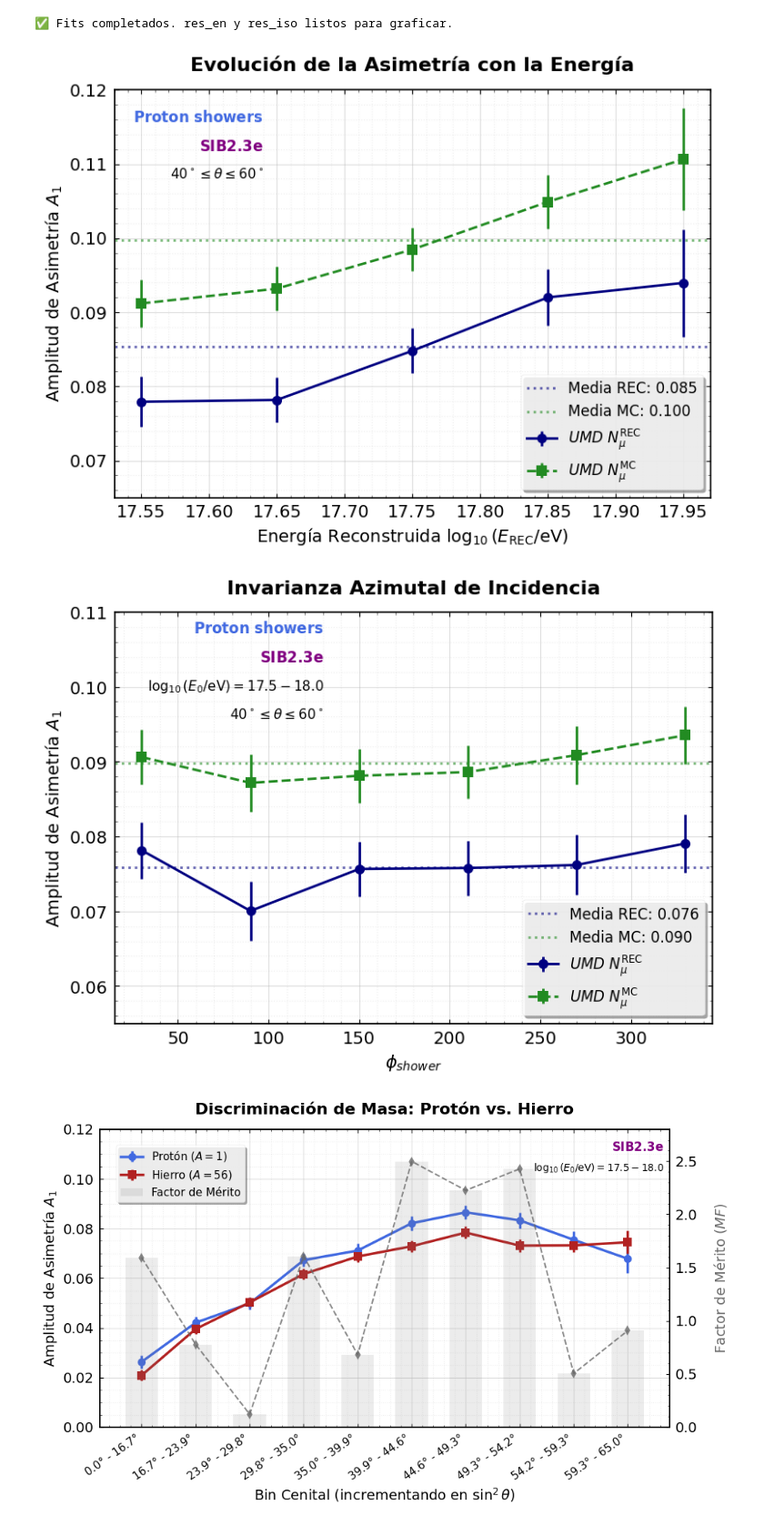
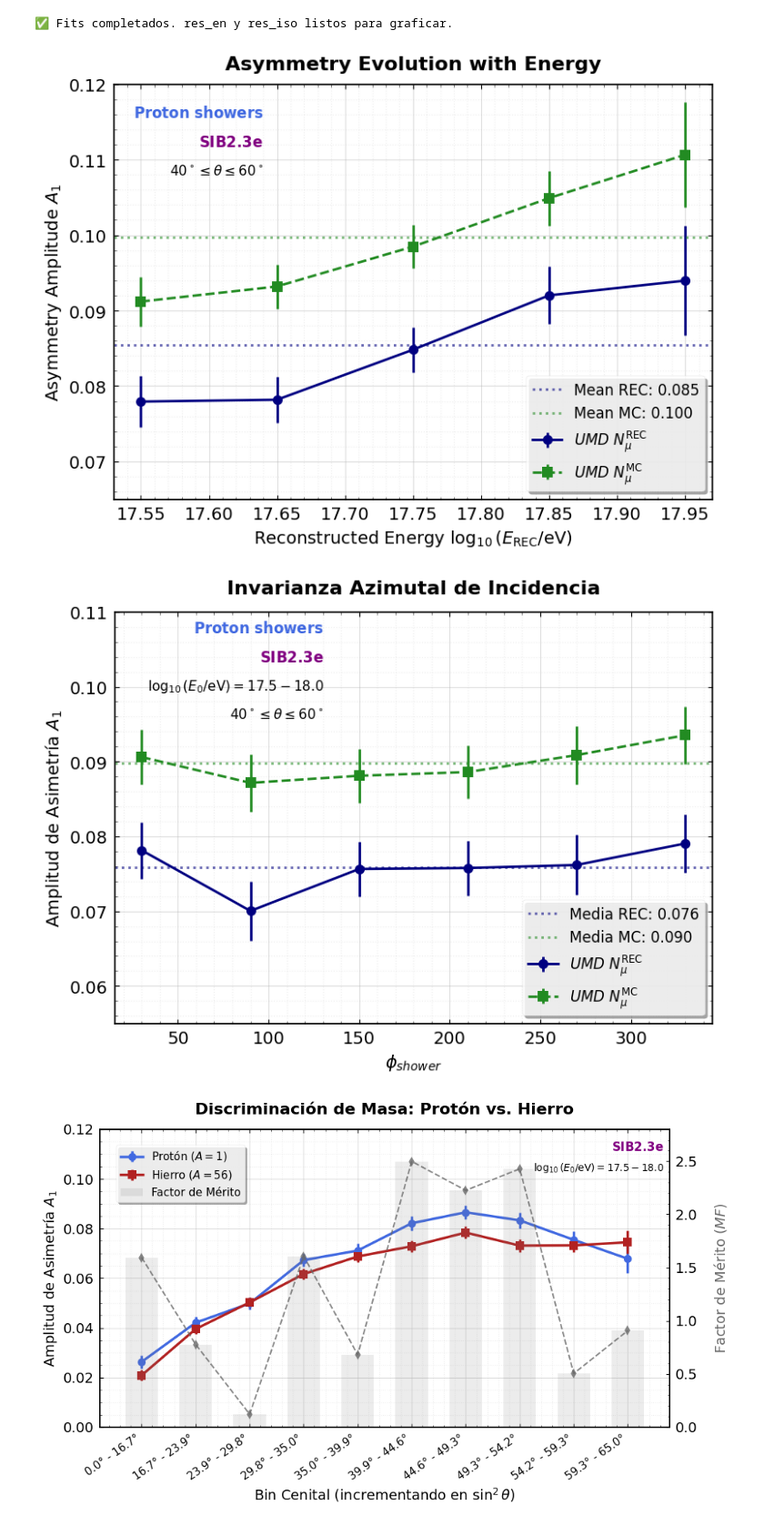
Before and after one commit to Lautaro-Silva/Tesis-de-Licenciatura---ITeDA, a Jupyter notebook: Scripts/Presentacion_Foundations/presentacion_feb_2026_v2.ipynb, the cells around one changed output. Shown at 91% size. Saved outputs shown, nothing was run; the diff lists cells and outputs as text; code cells hidden in the pictures.

```diff
--- a/Scripts/Presentacion_Foundations/presentacion_feb_2026_v2.ipynb
+++ b/Scripts/Presentacion_Foundations/presentacion_feb_2026_v2.ipynb
@@ -501,15 +501,14 @@ for i in range(10):
                 x_fit = np.linspace(-180, 180, 100)
                 ax.plot(x_fit, fit_func_deg(x_fit, A1), 'k--', lw=2, label=rf'Fit: $A_1 = {A1:.3f} \pm {A1_err:.3f}$')
 
-                ax.set_title(label, fontsize=16, fontweight='bold', pad=10)
                 ax.set_xlim(-180, 180)
                 ax.set_ylim(y_min, y_max)  # Forzar misma escala en los 3 plots
                 ax.grid(True, which='major', linestyle='-', alpha=0.5)
                 ax.legend(fontsize=13, loc='upper right')
 
                 # Poner labels a todos para que tengan sentido individualmente
-                ax.set_ylabel(r"Señal Normalizada $S / \langle S \rangle$", fontsize=15)
-                ax.set_xlabel(r"Ángulo Azimutal de la Estación (plano de la lluvia) $\phi$", fontsize=15)
+                ax.set_ylabel(r"Normalized Signal $S / \langle S \rangle$", fontsize=15)
+                ax.set_xlabel(r"$\phi^{SP}_{station}$", fontsize=15)
 
                 plt.tight_layout()
                 try:
@@ -546,7 +545,9 @@ s2_bins = np.linspace(np.sin(np.deg2rad(0))**2, np.sin(np.deg2rad(65))**2, 11)
 
 # --- CÓDIGO NUEVO: Calcular bordes y armar labels ---
 theta_edges = np.rad2deg(np.arcsin(np.sqrt(s2_bins)))
-theta_labels = [f"{theta_edges[k]:.1f}° - {theta_edges[k+1]:.1f}°" for k in range(10)]
+
+theta_centers = (theta_edges[:-1] + theta_edges[1:]) / 2
+theta_labels = [f"{theta:.1f}°" for theta in theta_centers]
 # ----------------------------------------------------
 
 df_guia['theta_bin_idx'] = pd.cut(df_guia['theta_REC'], bins=theta_edges, labels=False)
@@ -559,16 +560,15 @@ fig3, ax_ev = plt.subplots(figsize=(9, 6))
 
 ax_ev.errorbar(evol_theta, evol_a1_umd_rec, yerr=evol_err_umd_rec, fmt='o-', color='navy', label=r'UMD $N_\mu^{\mathrm{REC}}$')
 ax_ev.errorbar(evol_theta, evol_a1_umd_mc, yerr=evol_err_umd_mc, fmt='s--', color='forestgreen', label=r'UMD $N_\mu^{\mathrm{MC}}$')
-ax_ev.errorbar(evol_theta, evol_a1_sd, yerr=evol_err_sd, fmt='^-.', color='firebrick', label='SD Señal Total (VEM)')
+ax_ev.errorbar(evol_theta, evol_a1_sd, yerr=evol_err_sd, fmt='^-.', color='firebrick', label='SD Total Signal (VEM)')
 
 # Fijamos las posiciones de los ticks en los índices (0 a 9) y aplicamos los labels rotados
 ax_ev.set_xticks(evol_theta)
 ax_ev.set_xticklabels(theta_labels, rotation=35, ha='right', fontsize=10)
 # --- FIN MODIFICACIÓN ---
 
-ax_ev.set_xlabel(r"Bin Cenital (incrementando en $\sin^2\theta$)", fontsize=14)
-ax_ev.set_ylabel(r"Amplitud de Asimetría $A_1$", fontsize=14)
-ax_ev.set_title("Evolución de Asimetría vs Angulo Cenital", fontsize=16, fontweight='bold', pad=12)
+ax_ev.set_xlabel(r"$\theta$ [deg]", fontsize=14)
+ax_ev.set_ylabel(r"$A_1$", fontsize=14)
 
 ax_ev.grid(True, which='major', linestyle='-', alpha=0.5)
 ax_ev.grid(True, which='minor', linestyle=':', alpha=0.3)
@@ -833,13 +833,13 @@ ax_e.errorbar(e_cents, res_en['mc'], yerr=res_en['mc_err'], fmt='s--',
 # Líneas medias para guiar el ojo
 valid_rec = [x for x in res_en['rec'] if not np.isnan(x)]
 valid_mc = [x for x in res_en['mc'] if not np.isnan(x)]
-if valid_rec: ax_e.axhline(np.mean(valid_rec), color='navy', linestyle=':', alpha=0.6, lw=2, label=rf'Media REC: {np.mean(valid_rec):.3f}')
-if valid_mc: ax_e.axhline(np.mean(valid_mc), color='forestgreen', linestyle=':', alpha=0.6, lw=2, label=rf'Media MC: {np.mean(valid_mc):.3f}')
+if valid_rec: ax_e.axhline(np.mean(valid_rec), color='navy', linestyle=':', alpha=0.6, lw=2, label=rf'Mean REC: {np.mean(valid_rec):.3f}')
+if valid_mc: ax_e.axhline(np.mean(valid_mc), color='forestgreen', linestyle=':', alpha=0.6, lw=2, label=rf'Mean MC: {np.mean(valid_mc):.3f}')
 
 # Textos y etiquetas
-ax_e.set_xlabel(r"Energía Reconstruida $\log_{10}(E_{\mathrm{REC}}/\mathrm{eV})$", fontsize=14)
-ax_e.set_ylabel(r"Amplitud de Asimetría $A_1$", fontsize=14)
-ax_e.set_title(r"Evolución de la Asimetría con la Energía", fontsize=16, fontweight='bold', pad=15)
+ax_e.set_xlabel(r"Reconstructed Energy $\log_{10}(E_{\mathrm{REC}}/\mathrm{eV})$", fontsize=14)
+ax_e.set_ylabel(r"Asymmetry Amplitude $A_1$", fontsize=14)
+ax_e.set_title("Asymmetry Evolution with Energy", fontsize=16, fontweight='bold', pad=12)
 
 
 # Anotaciones Físicas (Top Right, flotantes)
@@ -855,7 +855,7 @@ ax_e.grid(True, which='minor', linestyle=':', alpha=0.2)
 ax_e.minorticks_on()
 
 plt.tight_layout()
-plt.savefig('DenseRing_Systematics_Energy.pdf', format='pdf', dpi=300, bbox_inches='tight')
+plt.savefig('DenseRing_Systematics_Energy.jpg', format='jpg', dpi=600, bbox_inches='tight')
 plt.show()
 
 # =========================================================================
@@ -869,35 +869,35 @@ ax_i.errorbar(phi_in_cents, res_iso['rec'], yerr=res_iso['rec_err'], fmt='o-',
 ax_i.errorbar(phi_in_cents, res_iso['mc'], yerr=res_iso['mc_err'], fmt='s--',
               color='forestgreen', mfc='forestgreen', label=r'$UMD\ N_\mu^{\mathrm{MC}}$', lw=2, markersize=8, capsize=4)
 
 # Líneas punteadas de las medias
 vr_iso = [x for x in res_iso['rec'] if not np.isnan(x)]
 vm_iso = [x for x in res_iso['mc'] if not np.isnan(x)]
 if vr_iso: ax_i.axhline(np.mean(vr_iso), color='navy', linestyle=':', alpha=0.6, lw=2, label=rf'Media REC: {np.mean(vr_iso):.3f}')
 if vm_iso: ax_i.axhline(np.mean(vm_iso), color='forestgreen', linestyle=':', alpha=0.6, lw=2, label=rf'Media MC: {np.mean(vm_iso):.3f}')
 
 # Textos y etiquetas
 ax_i.set_xlabel(r"$\phi_{shower}$", fontsize=14)
 ax_i.set_ylabel(r"Amplitud de Asimetría $A_1$", fontsize=14)
 ax_i.set_title(r"Invarianza Azimutal de Incidencia", fontsize=16, fontweight='bold', pad=15)
 
 # Anotaciones Físicas (Top Right, flotantes)
 ax_i.text(0.35, 0.98, r"$\mathbf{Proton\ showers}$", transform=ax_i.transAxes, fontsize=12, va='top', ha='right', color='royalblue')
 ax_i.text(0.35, 0.91, r"$\mathbf{SIB2.3e}$", transform=ax_i.transAxes, fontsize=12, va='top', ha='right', color='purple')
 ax_i.text(0.35, 0.84, r"$\log_{10}(E_0/\mathrm{eV}) = 17.5 - 18.0$", transform=ax_i.transAxes, fontsize=11, va='top', ha='right')
 ax_i.text(0.35, 0.77, r"$40^\circ \leq \theta \leq 60^\circ$", transform=ax_i.transAxes, fontsize=11, va='top', ha='right')
 
 # Leyenda y Grillas
 ax_i.legend(fontsize=12, loc='lower right')
 ax_i.set_ylim(0.055, 0.11)
 ax_i.grid(True, which='major', linestyle='-', alpha=0.4)
 ax_i.grid(True, which='minor', linestyle=':', alpha=0.2)
 ax_i.minorticks_on()
 
 plt.tight_layout()
-plt.savefig('DenseRing_Systematics_Isotropy.pdf', format='pdf', dpi=300, bbox_inches='tight')
+plt.savefig('DenseRing_Systematics_Isotropy.jpg', format='jpg', dpi=600, bbox_inches='tight')
 plt.show()
 # %% [output]
-[figure, old version]
+[figure, new version]
 [figure]
 # %%
 # =========================================================================
```
Also changed, not shown: parts of 4 cells of this notebook, 12 other files.
